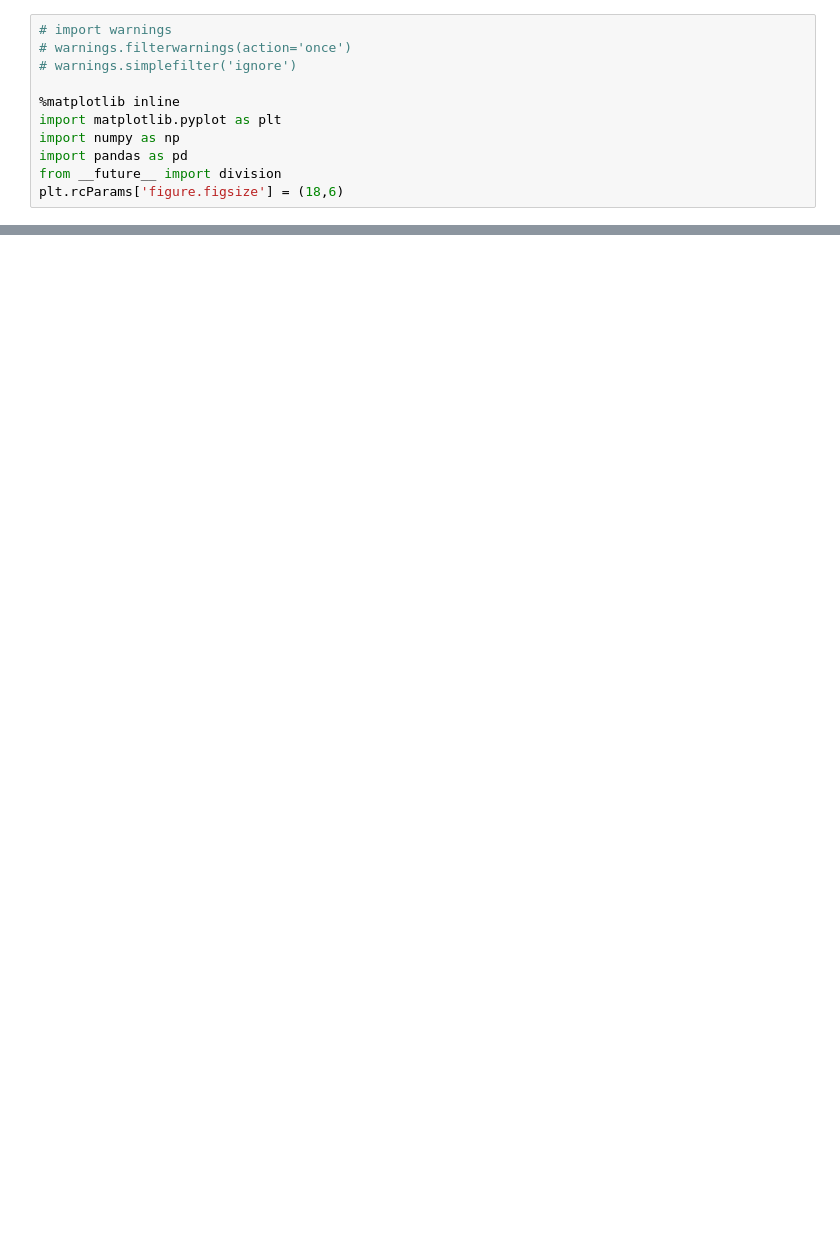
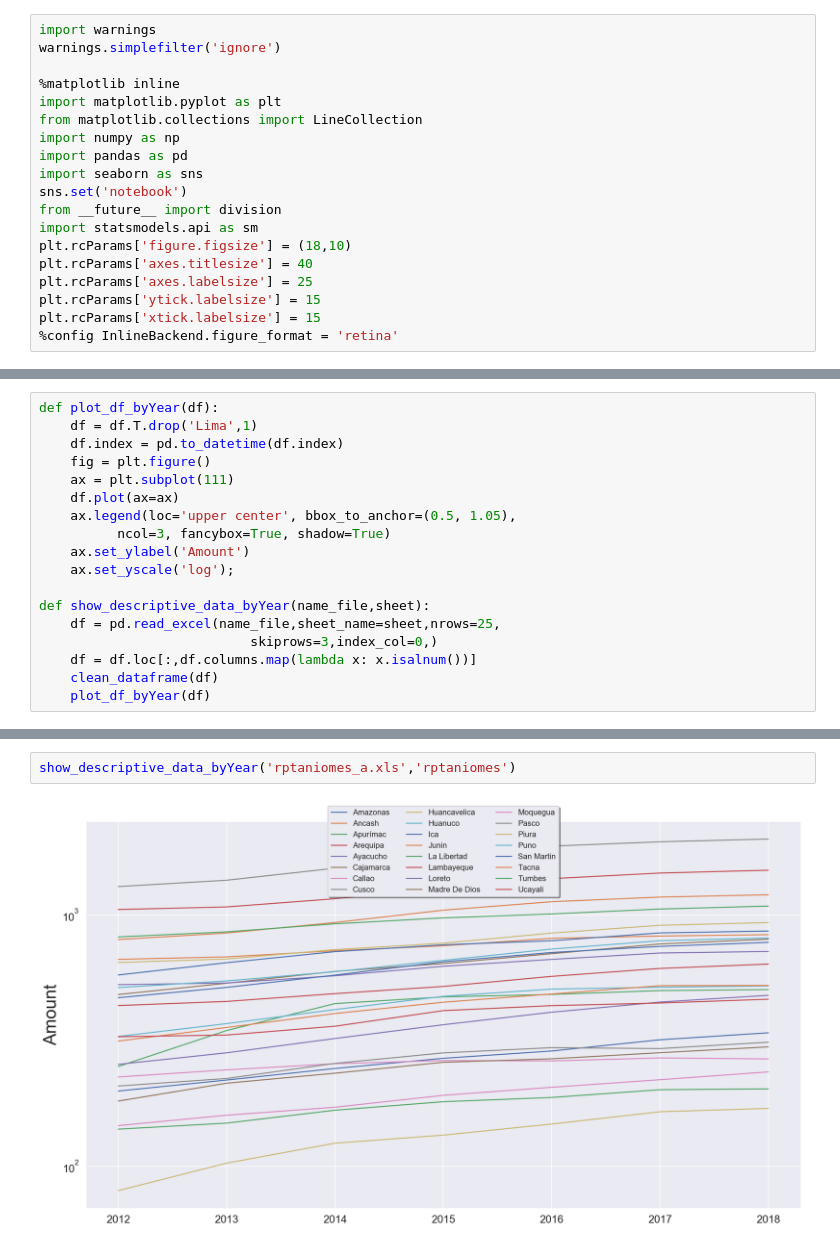
Before and after one commit to romellfudi/MinCeTur, a Jupyter notebook: oferta_hotelera/oferta_hotelera.ipynb, the cells around one changed output, grey strips where cells are left out. Cells and saved outputs as stored; diff of their text form; blank space fills up the shorter version.

Commit message:
ofertas hoteleras Notebook

```diff
--- a/oferta_hotelera/oferta_hotelera.ipynb
+++ b/oferta_hotelera/oferta_hotelera.ipynb
@@ -1,11 +15,19 @@
 # %%
-# import warnings
-# warnings.filterwarnings(action='once')
-# warnings.simplefilter('ignore')
+import warnings
+warnings.simplefilter('ignore')
 
 %matplotlib inline
 import matplotlib.pyplot as plt
+from matplotlib.collections import LineCollection
 import numpy as np
 import pandas as pd
+import seaborn as sns
+sns.set('notebook')
 from __future__ import division
-plt.rcParams['figure.figsize'] = (18,6)
+import statsmodels.api as sm
+plt.rcParams['figure.figsize'] = (18,10)
+plt.rcParams['axes.titlesize'] = 40
+plt.rcParams['axes.labelsize'] = 25
+plt.rcParams['ytick.labelsize'] = 15
+plt.rcParams['xtick.labelsize'] = 15
+%config InlineBackend.figure_format = 'retina'
@@ -16,0 +64,18 @@ plt.plot()
+# %%
+def plot_df_byYear(df):
+    df = df.T.drop('Lima',1)
+    df.index = pd.to_datetime(df.index)
+    fig = plt.figure()
+    ax = plt.subplot(111)
+    df.plot(ax=ax)
+    ax.legend(loc='upper center', bbox_to_anchor=(0.5, 1.05),
+          ncol=3, fancybox=True, shadow=True)
+    ax.set_ylabel('Amount')
+    ax.set_yscale('log');
+
+def show_descriptive_data_byYear(name_file,sheet):
+    df = pd.read_excel(name_file,sheet_name=sheet,nrows=25,
+                           skiprows=3,index_col=0,)
+    df = df.loc[:,df.columns.map(lambda x: x.isalnum())]
+    clean_dataframe(df)
+    plot_df_byYear(df)
@@ -16,0 +87,4 @@ plt.plot()
+# %%
+show_descriptive_data_byYear('rptaniomes_a.xls','rptaniomes')
+# %% [output]
+[figure, added]
```
Also changed, not shown: parts of 19 cells of this notebook.
